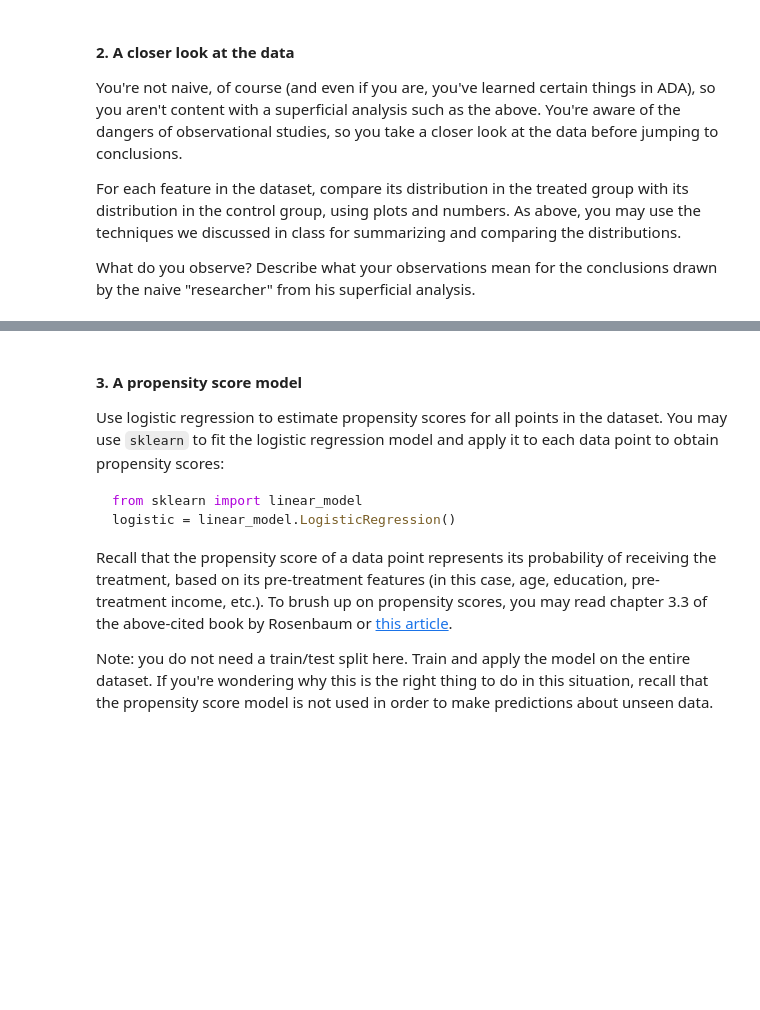
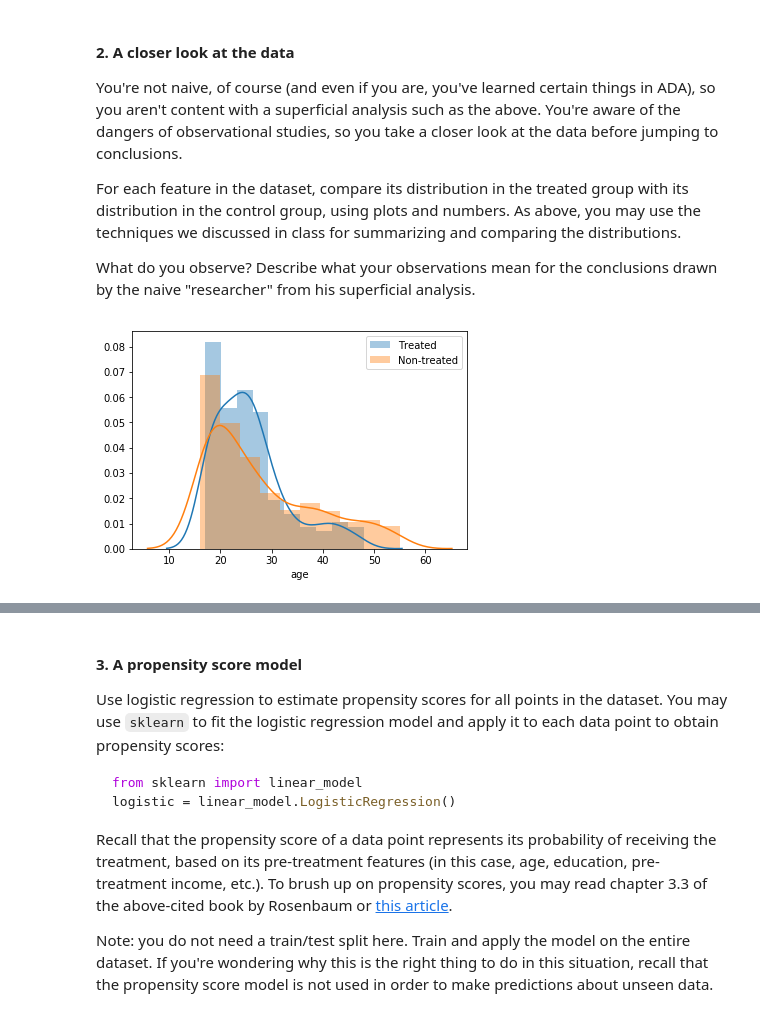
Before and after one commit to tarmeens/ada-homework, a Jupyter notebook: 04 - Applied ML/Homework4.ipynb, the cells around one changed output, grey strips where cells are left out. Saved outputs shown, nothing was run; the diff lists cells and outputs as text; code cells hidden in the pictures; blank space fills up the shorter version.

```diff
--- a/04 - Applied ML/Homework4.ipynb
+++ b/04 - Applied ML/Homework4.ipynb
@@ -49,3 +100,18 @@ As above, you may use the techniques we discussed in class for summarizing and c
 
 What do you observe?
 Describe what your observations mean for the conclusions drawn by the naive "researcher" from his superficial analysis.
+# %%
+def compare(variable):
+    treated = dataset[dataset['treat'] == 1][variable]
+    nontreated = dataset[dataset['treat'] == 0][variable]
+    sns.distplot(treated)
+    ax = sns.distplot(nontreated)
+    ax.legend(['Treated', 'Non-treated'])
+
+def compare_categorical(variable):
+    agg = dataset.groupby(['treat'])[variable].count()
+    ax = (dataset.groupby(['treat', variable])[variable].count()/agg).unstack().plot.bar(stacked=True)
+# %%
+compare('age')
+# %% [output]
+[figure, added]
```
Also changed, not shown: parts of 23 cells of this notebook.
